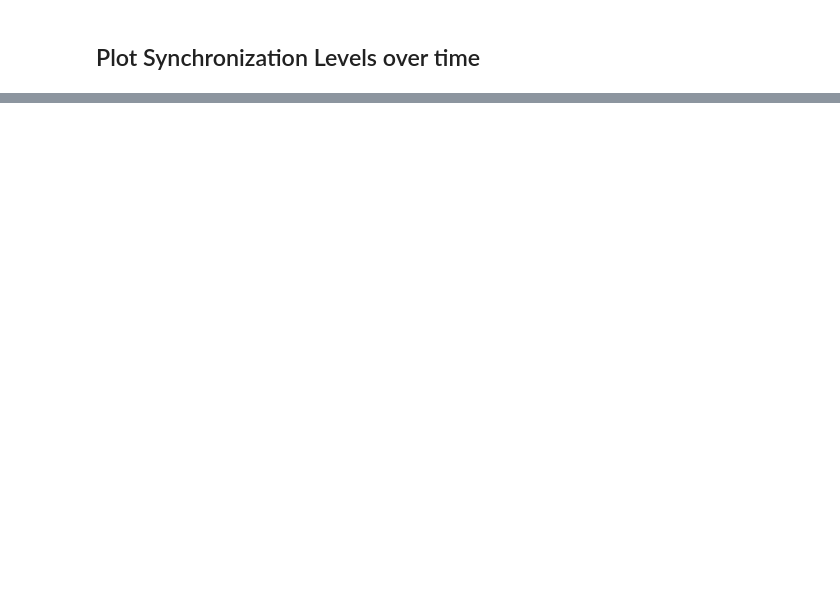
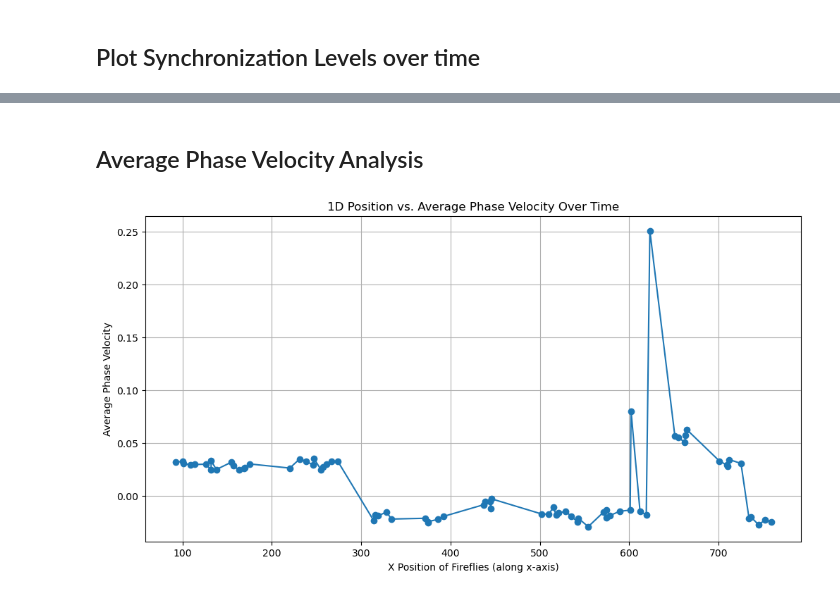
Before and after one commit to emilyebell/drpF24, a Jupyter notebook: PygameImplementation.ipynb, the cells around one changed output, grey strips where cells are left out. Cells and saved outputs as stored; diff of their text form; code cells hidden in the pictures; blank space fills up the shorter version.

```diff
--- a/PygameImplementation.ipynb
+++ b/PygameImplementation.ipynb
@@ -167,0 +263,20 @@ plt.show()
+# %% [markdown]
+## Average Phase Velocity Analysis
+# %%
+# average phase velocity for each firefly
+avg_phase_velocity_over_time = np.mean(phase_velocities, axis=0)
+
+#isolate x position
+firefly_positions_sorted = sorted(fireflies, key=lambda pos: pos[0])
+x_positions = [pos[0] for pos in firefly_positions_sorted]
+avg_phase_velocity_sorted = [avg_phase_velocity_over_time[i] for i in np.argsort([pos[0] for pos in fireflies])]
+
+# plotting
+plt.figure(figsize=(12, 6))
+plt.plot(x_positions, avg_phase_velocity_sorted, marker='o', linestyle='-')
+plt.title("1D Position vs. Average Phase Velocity Over Time")
+plt.xlabel("X Position of Fireflies (along x-axis)")
+plt.ylabel("Average Phase Velocity")
+plt.show()
+# %% [output]
+[figure, added]
```
Also changed, not shown: parts of 9 cells of this notebook, 15 other files.
